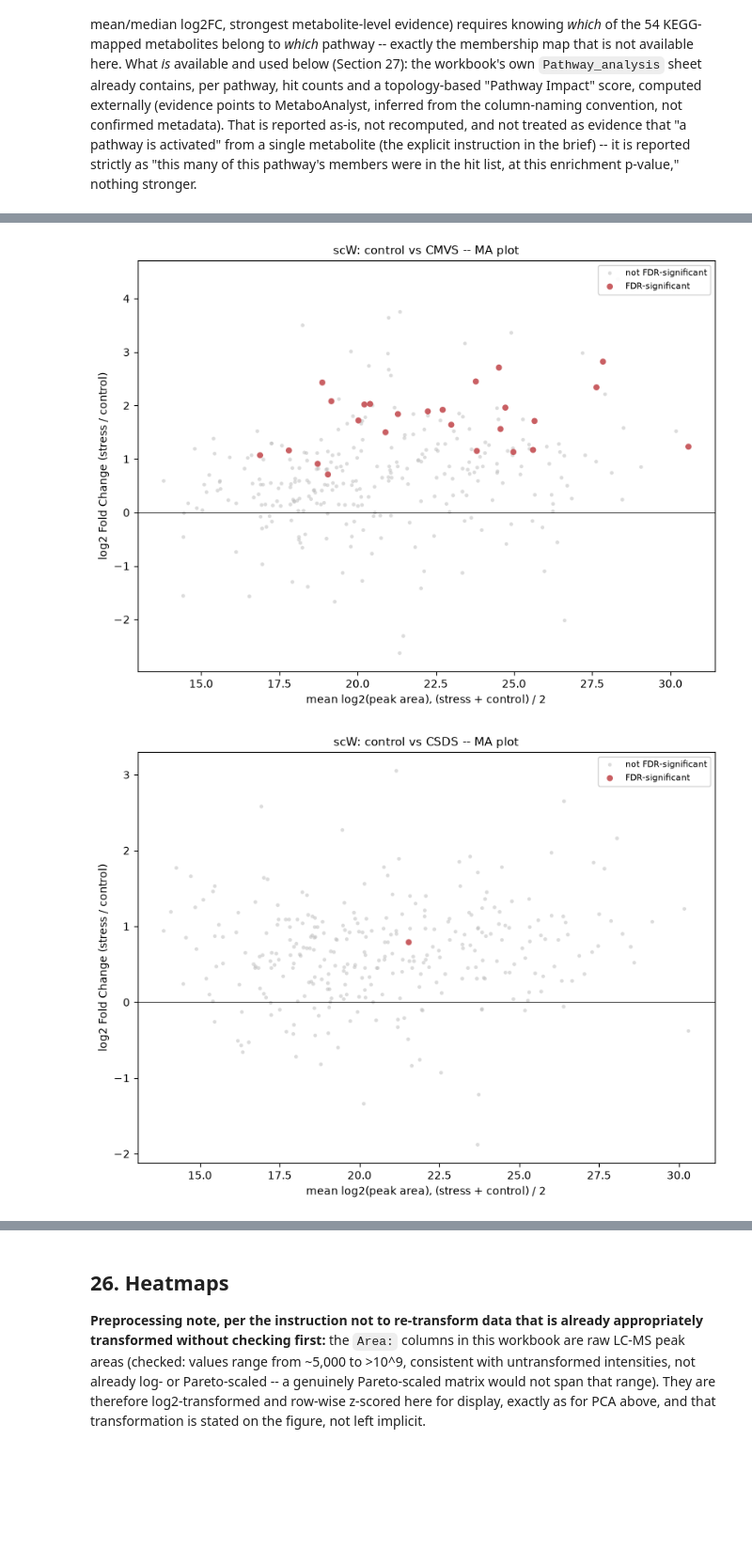
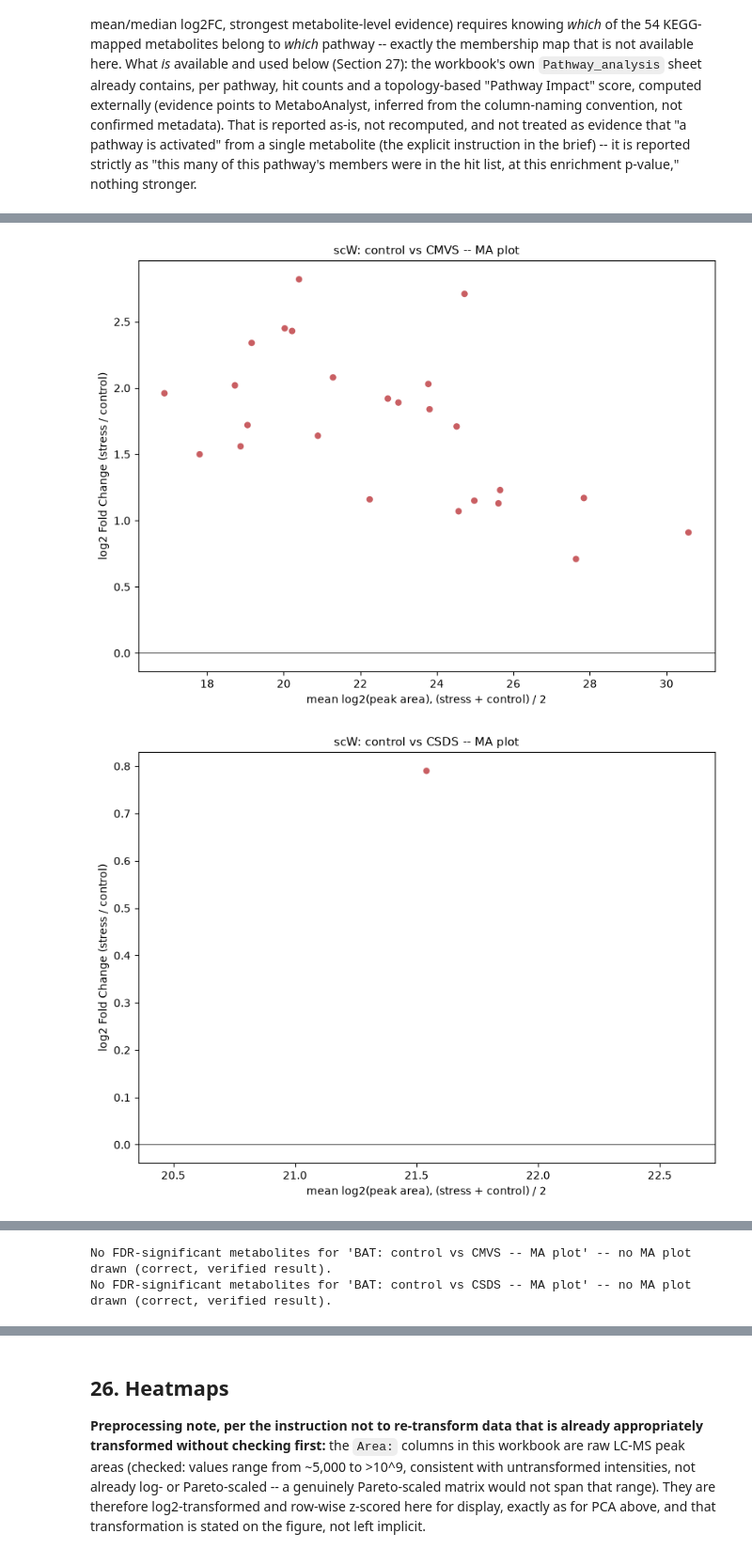
Before and after one commit to jovitaand/The-Effects-of-Stress-in-Gene-Expression-in-Adipose-Tissues, a Jupyter notebook: metabolomics_enrichment_analysis/notebooks/metabolomics_enrichment_pathway_analysis.ipynb, the cells around one changed output, grey strips where cells are left out. Shown at 94% size. Cells and saved outputs as stored; diff of their text form; code cells hidden in the pictures; blank space fills up the shorter version.

```diff
--- a/metabolomics_enrichment_analysis/notebooks/metabolomics_enrichment_pathway_analysis.ipynb
+++ b/metabolomics_enrichment_analysis/notebooks/metabolomics_enrichment_pathway_analysis.ipynb
@@ -940,31 +945,30 @@ used in the volcano plots, with FDR-significant points highlighted.
 # %%
 def create_ma_plot(df, tissue, case, table):
+    sig_table = table[table["FDR_significant (adj.p<0.05)"]]
+    title = f"{tissue}: control vs {case} -- MA plot"
+    if len(sig_table) == 0:
+        print(f"No FDR-significant metabolites for '{title}' -- no MA plot drawn (correct, verified result).")
+        return
+
     stress_col = f"Group Area: {tissue}_Aq_{case}"
     control_col = f"Group Area: {tissue}_Aq_control"
-
-    mean_abundance = np.log2((df[stress_col].astype(float) + df[control_col].astype(float)) / 2)
+    idx = sig_table.index
+    mean_abundance = np.log2((df.loc[idx, stress_col].astype(float) + df.loc[idx, control_col].astype(float)) / 2)
 
     fig, ax = plt.subplots(figsize=(8, 6), layout="constrained")
-    is_sig = table["FDR_significant (adj.p<0.05)"]
-
-    ax.scatter(mean_abundance[~is_sig], table.loc[~is_sig, "log2FC"],
-               c="#bbbbbb", s=12, alpha=0.5, label="not FDR-significant", edgecolors="none")
-    ax.scatter(mean_abundance[is_sig], table.loc[is_sig, "log2FC"],
-               c="#C44E52", s=32, alpha=0.9, label="FDR-significant", edgecolors="none")
-
+    ax.scatter(mean_abundance, sig_table["log2FC"], c="#C44E52", s=36, alpha=0.9, edgecolors="none")
     ax.axhline(0, color="black", linewidth=0.6)
     ax.set_xlabel("mean log2(peak area), (stress + control) / 2")
     ax.set_ylabel("log2 Fold Change (stress / control)")
-    ax.set_title(f"{tissue}: control vs {case} -- MA plot", fontsize=11)
-    ax.legend(fontsize=8, loc="upper right", framealpha=0.9)
+    ax.set_title(title, fontsize=11)
 
     fig.savefig(os.path.join(FIGURES_DIR, "comparisons", f"MA_{tissue}_{case}.png"), dpi=200, facecolor="white")
     fig.savefig(os.path.join(FIGURES_DIR, "comparisons", f"MA_{tissue}_{case}.svg"), facecolor="white")
     plt.show()
 
 
 for tissue, case in COMPARISONS:
     create_ma_plot(annotation_clean, tissue, case, comparison_tables[(tissue, case)])
 # %% [output]
-[figure, old version]
+[figure, new version]
-[figure, old version]
+[figure, new version]
@@ -972,0 +975,2 @@ for tissue, case in COMPARISONS:
+No FDR-significant metabolites for 'BAT: control vs CMVS -- MA plot' -- no MA plot drawn (correct, verified result).
+No FDR-significant metabolites for 'BAT: control vs CSDS -- MA plot' -- no MA plot drawn (correct, verified result).
```
Also changed, not shown: parts of 9 cells of this notebook, 46 other files.
